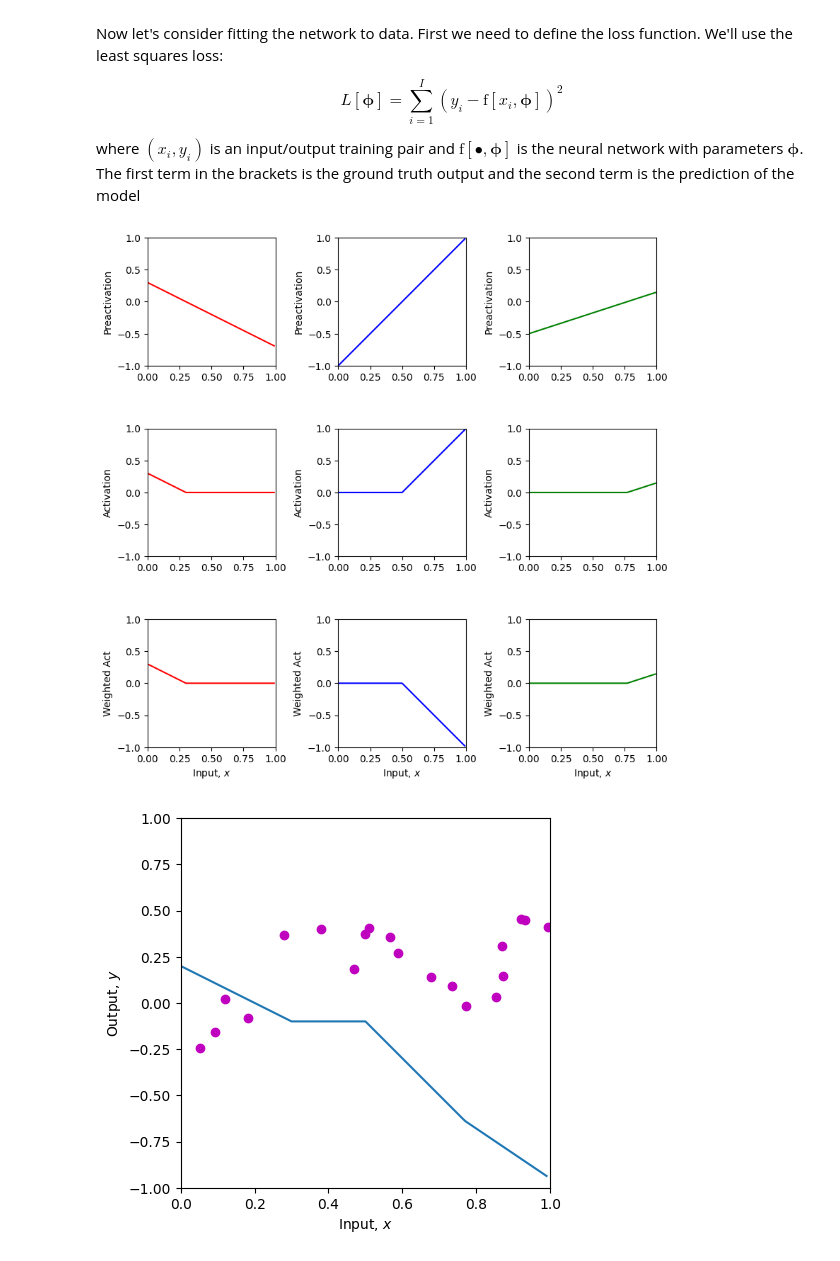
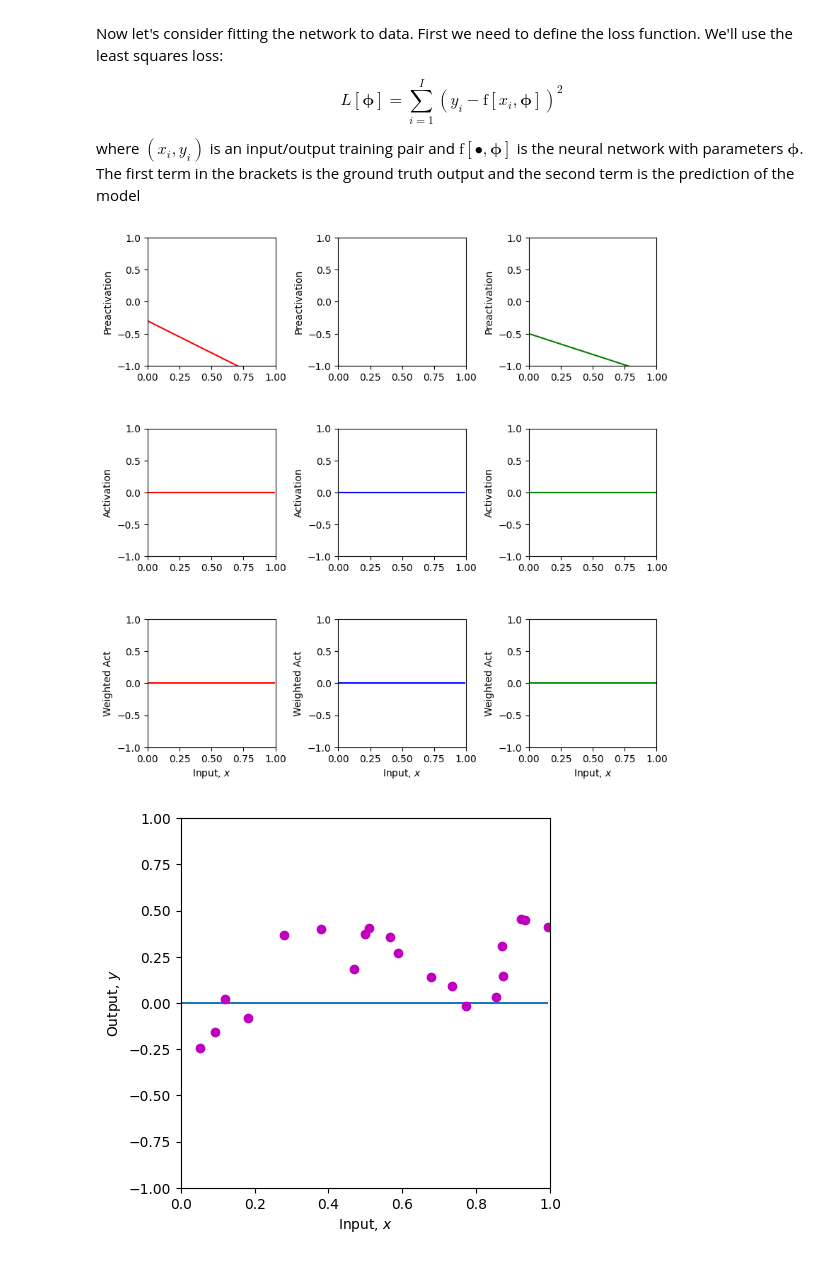
Before and after one commit to ShawnDhillon1/167-DL, a Jupyter notebook: assignment3.ipynb, the cells around one changed output. Drawn from its saved outputs; the diff is of its cells as text; code cells hidden in the pictures.

```diff
--- a/assignment3.ipynb
+++ b/assignment3.ipynb
@@ -192,41 +192,43 @@ def least_squares_loss(y_train, y_predict):
   return loss
 # %%
 # Now lets define some parameters, run the neural network, and compute the loss
-theta_10 =  0.3 ; theta_11 = -1.0
-theta_20 = -1.0  ; theta_21 = 2.0
-theta_30 = -0.5  ; theta_31 = 0.65
-phi_0 = -0.1; phi_1 = 1.0; phi_2 = -1.0; phi_3 = 1.0
+
+
+theta_10 =  -0.3 ; theta_11 = -1.0
+theta_20 = -1.0  ; theta_21 = -2.0
+theta_30 = -0.5  ; theta_31 = -0.65
+phi_0 = 0; phi_1 = 1.0; phi_2 = -1.0; phi_3 = 1.0
 
 # Define a range of input values
 x = np.arange(0,1,0.01)
 
 x_train = np.array([0.09291784,0.46809093,0.93089486,0.67612654,0.73441752,0.86847339,\
                    0.49873225,0.51083168,0.18343972,0.99380898,0.27840809,0.38028817,\
                    0.12055708,0.56715537,0.92005746,0.77072270,0.85278176,0.05315950,\
                    0.87168699,0.58858043])
 y_train = np.array([-0.15934537,0.18195445,0.451270150,0.13921448,0.09366691,0.30567674,\
                     0.372291170,0.40716968,-0.08131792,0.41187806,0.36943738,0.3994327,\
                     0.019062570,0.35820410,0.452564960,-0.0183121,0.02957665,-0.24354444, \
                     0.148038840,0.26824970])
 
 # We run the neural network for each of these input values
 y, pre_1, pre_2, pre_3, act_1, act_2, act_3, w_act_1, w_act_2, w_act_3 = \
     shallow_1_1_3(x, ReLU, phi_0,phi_1,phi_2,phi_3, theta_10, theta_11, theta_20, theta_21, theta_30, theta_31)
 # And then plot it
 plot_neural(x, y, pre_1, pre_2, pre_3, act_1, act_2, act_3, w_act_1, w_act_2, w_act_3, plot_all=True, x_data = x_train, y_data = y_train)
 
 # Run the neural network on the training data
 y_predict, *_ = shallow_1_1_3(x_train, ReLU, phi_0,phi_1,phi_2,phi_3, theta_10, theta_11, theta_20, theta_21, theta_30, theta_31)
 
 # Compute the least squares loss and print it out
 loss = least_squares_loss(y_train,y_predict)
 print('Your Loss = %3.3f, True value = 9.385'%(loss))
 
 # TODO.  Manipulate the parameters (by hand!) to make the function
 # fit the data better and try to reduce the loss to as small a number
 # as possible.  The best that I could do was 0.181
 # Tip... start by manipulating phi_0.
 # It's not that easy, so don't spend too much time on this!
 # %% [output]
-[figure, old version]
+[figure, new version]
-[figure, old version]
+[figure, new version]
```
Also changed, not shown: parts of 1 cell of this notebook.
